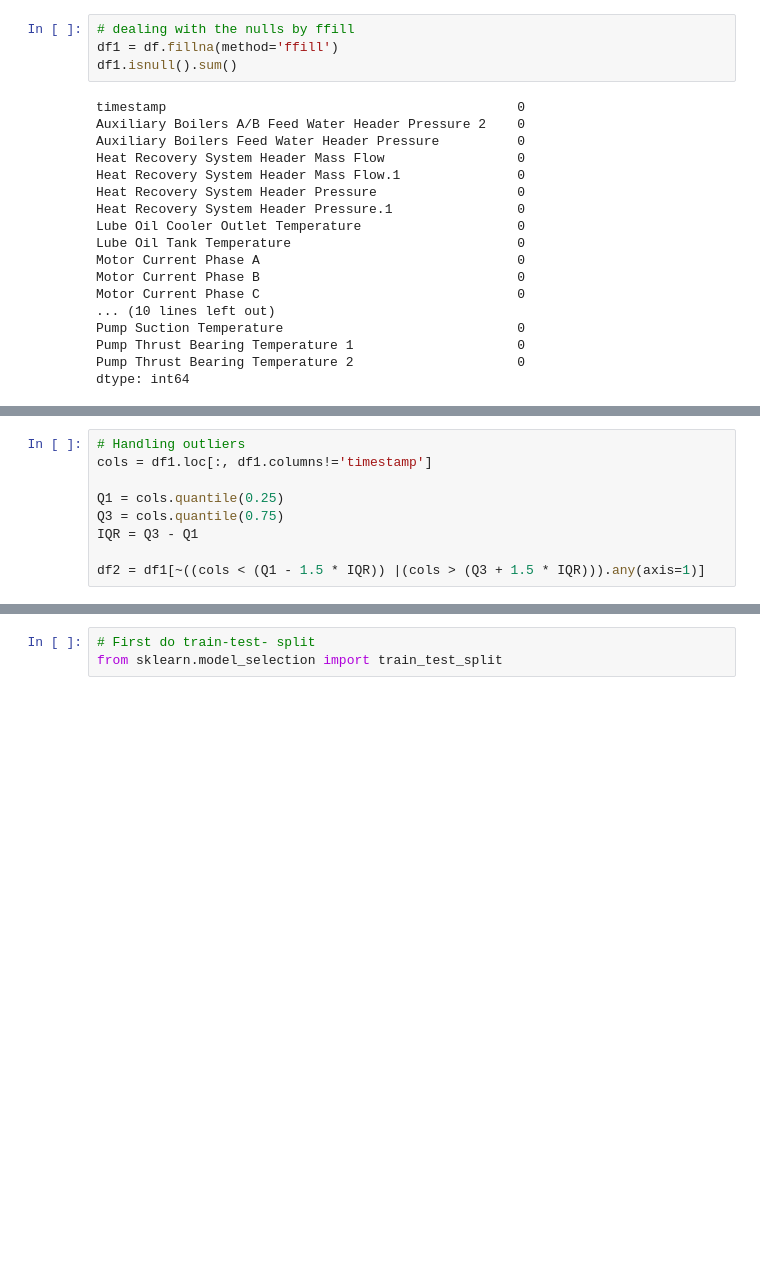
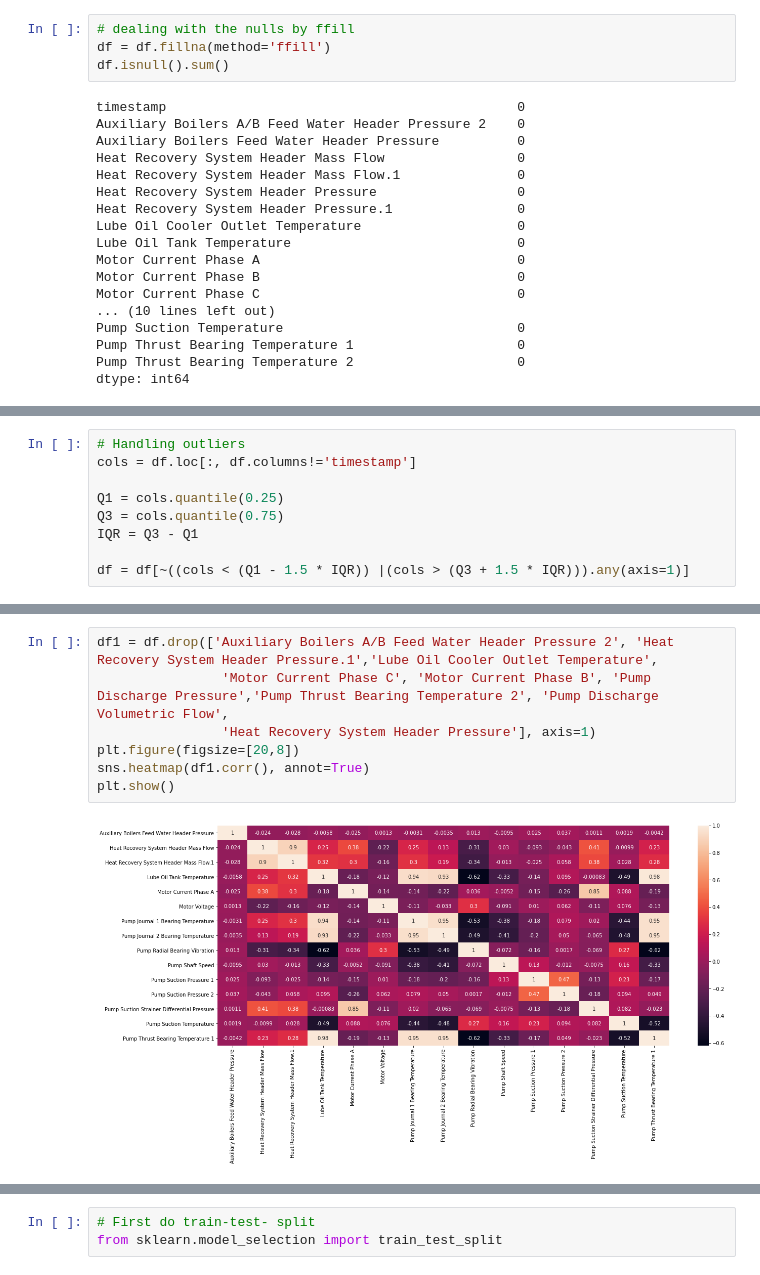
Before and after one commit to sonalS2210/mechademy-hiring-challenge, a Jupyter notebook: data_enegineering.ipynb, the cells around one changed output, grey strips where cells are left out. Cells and saved outputs as stored; diff of their text form; blank space fills up the shorter version.

```diff
--- a/data_enegineering.ipynb
+++ b/data_enegineering.ipynb
@@ -169,8 +163,8 @@ df.head()
 5 rows × 25 columns
 # %%
 # dealing with the nulls by ffill
-df1 = df.fillna(method='ffill')
-df1.isnull().sum()
+df = df.fillna(method='ffill')
+df.isnull().sum()
 # %% [output]
 timestamp                                             0
 Auxiliary Boilers A/B Feed Water Header Pressure 2    0
@@ -202,11 +196,11 @@ df1.loc[:, df1.columns!='timestamp'].head()
 5 rows × 24 columns
 # %%
 # Handling outliers
-cols = df1.loc[:, df1.columns!='timestamp']
+cols = df.loc[:, df.columns!='timestamp']
 
 Q1 = cols.quantile(0.25)
 Q3 = cols.quantile(0.75)
 IQR = Q3 - Q1
 
-df2 = df1[~((cols < (Q1 - 1.5 * IQR)) |(cols > (Q3 + 1.5 * IQR))).any(axis=1)]
+df = df[~((cols < (Q1 - 1.5 * IQR)) |(cols > (Q3 + 1.5 * IQR))).any(axis=1)]
 # %%
@@ -233,0 +287,9 @@ plt.show()
+# %%
+df1 = df.drop(['Auxiliary Boilers A/B Feed Water Header Pressure 2', 'Heat Recovery System Header Pressure.1','Lube Oil Cooler Outlet Temperature',
+                'Motor Current Phase C', 'Motor Current Phase B', 'Pump Discharge Pressure','Pump Thrust Bearing Temperature 2', 'Pump Discharge Volumetric Flow',
+                'Heat Recovery System Header Pressure'], axis=1)
+plt.figure(figsize=[20,8])
+sns.heatmap(df1.corr(), annot=True)
+plt.show()
+# %% [output]
+[figure, added]
```
Also changed, not shown: parts of 80 cells of this notebook, 1 other file.
